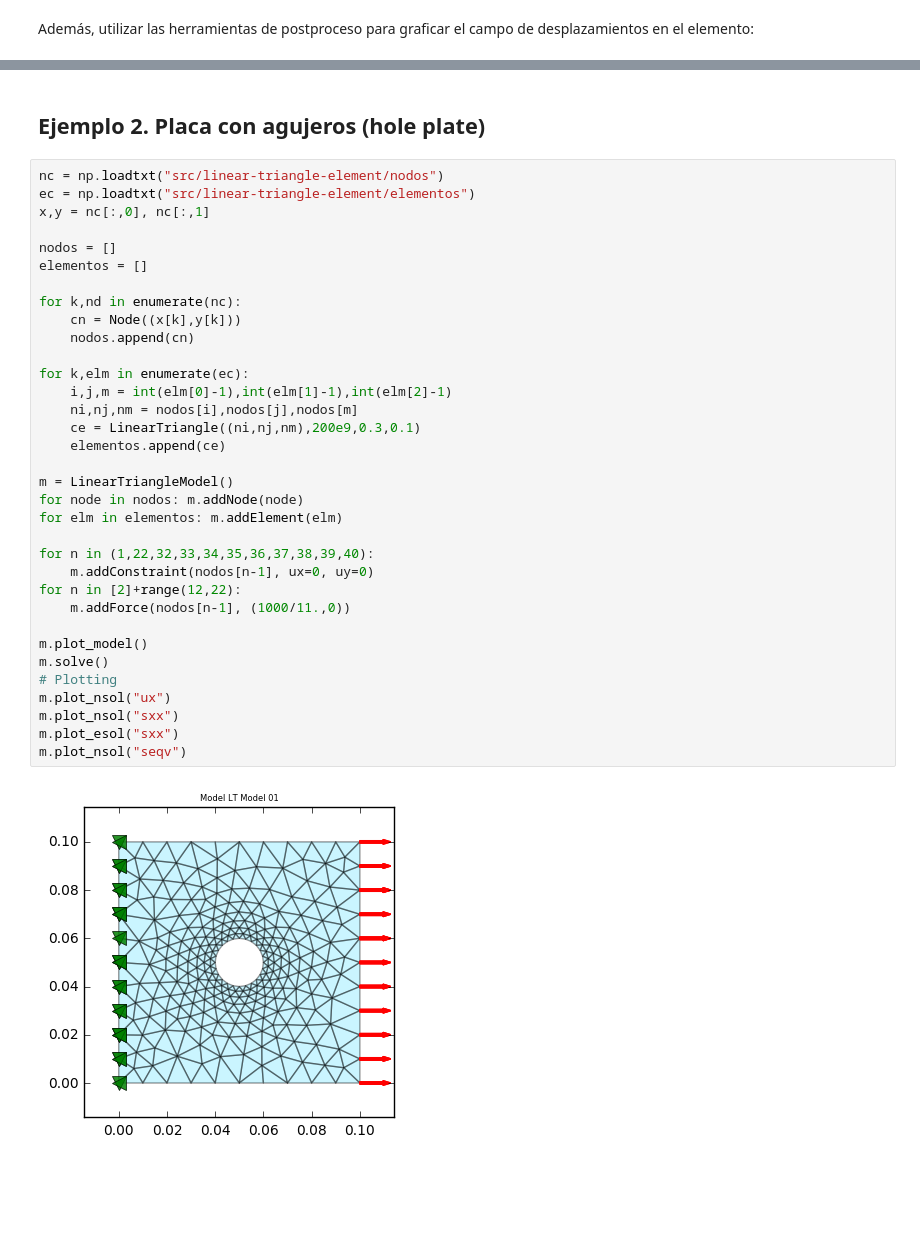
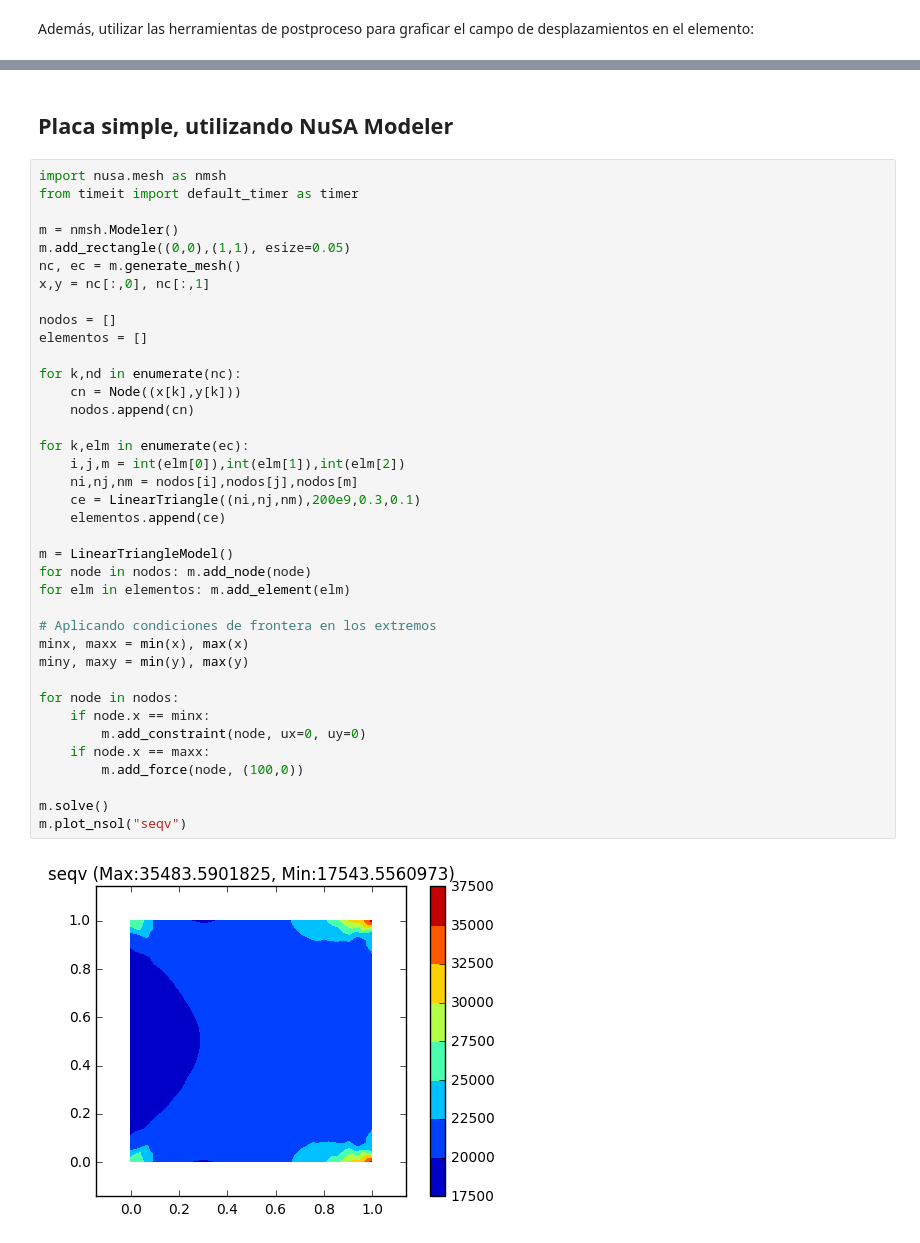
Before and after one commit to JorgeDeLosSantos/nusa, a Jupyter notebook: docs/nusa-info/es/linear-triangle-element.ipynb, the cells around one changed output, grey strips where cells are left out. Cells and saved outputs as stored; diff of their text form; blank space fills up the shorter version.

```diff
--- a/docs/nusa-info/es/linear-triangle-element.ipynb
+++ b/docs/nusa-info/es/linear-triangle-element.ipynb
@@ -119,38 +117,42 @@ m.plot_nsol('usum')
-# %% [markdown]
-## Ejemplo 2. Placa con agujeros (hole plate)
+# %% [markdown]
+## Placa simple, utilizando NuSA Modeler
 # %%
-nc = np.loadtxt("src/linear-triangle-element/nodos")
-ec = np.loadtxt("src/linear-triangle-element/elementos")
+import nusa.mesh as nmsh
+from timeit import default_timer as timer
+
+m = nmsh.Modeler()
+m.add_rectangle((0,0),(1,1), esize=0.05)
+nc, ec = m.generate_mesh()
 x,y = nc[:,0], nc[:,1]
 
 nodos = []
 elementos = []
 
 for k,nd in enumerate(nc):
     cn = Node((x[k],y[k]))
     nodos.append(cn)
 
 for k,elm in enumerate(ec):
-    i,j,m = int(elm[0]-1),int(elm[1]-1),int(elm[2]-1)
+    i,j,m = int(elm[0]),int(elm[1]),int(elm[2])
     ni,nj,nm = nodos[i],nodos[j],nodos[m]
     ce = LinearTriangle((ni,nj,nm),200e9,0.3,0.1)
     elementos.append(ce)
 
 m = LinearTriangleModel()
-for node in nodos: m.addNode(node)
-for elm in elementos: m.addElement(elm)
+for node in nodos: m.add_node(node)
+for elm in elementos: m.add_element(elm)
 
-for n in (1,22,32,33,34,35,36,37,38,39,40):
-    m.addConstraint(nodos[n-1], ux=0, uy=0)
-for n in [2]+range(12,22):
-    m.addForce(nodos[n-1], (1000/11.,0))
+# Aplicando condiciones de frontera en los extremos
+minx, maxx = min(x), max(x)
+miny, maxy = min(y), max(y)
 
-m.plot_model()
+for node in nodos:
+    if node.x == minx:
+        m.add_constraint(node, ux=0, uy=0)
+    if node.x == maxx:
+        m.add_force(node, (100,0))
+
 m.solve()
-# Plotting
-m.plot_nsol("ux")
-m.plot_nsol("sxx")
-m.plot_esol("sxx")
 m.plot_nsol("seqv")
 # %% [output]
-[figure, old version]
+[figure, new version]
```
Also changed, not shown: parts of 17 cells of this notebook, 20 other files.
